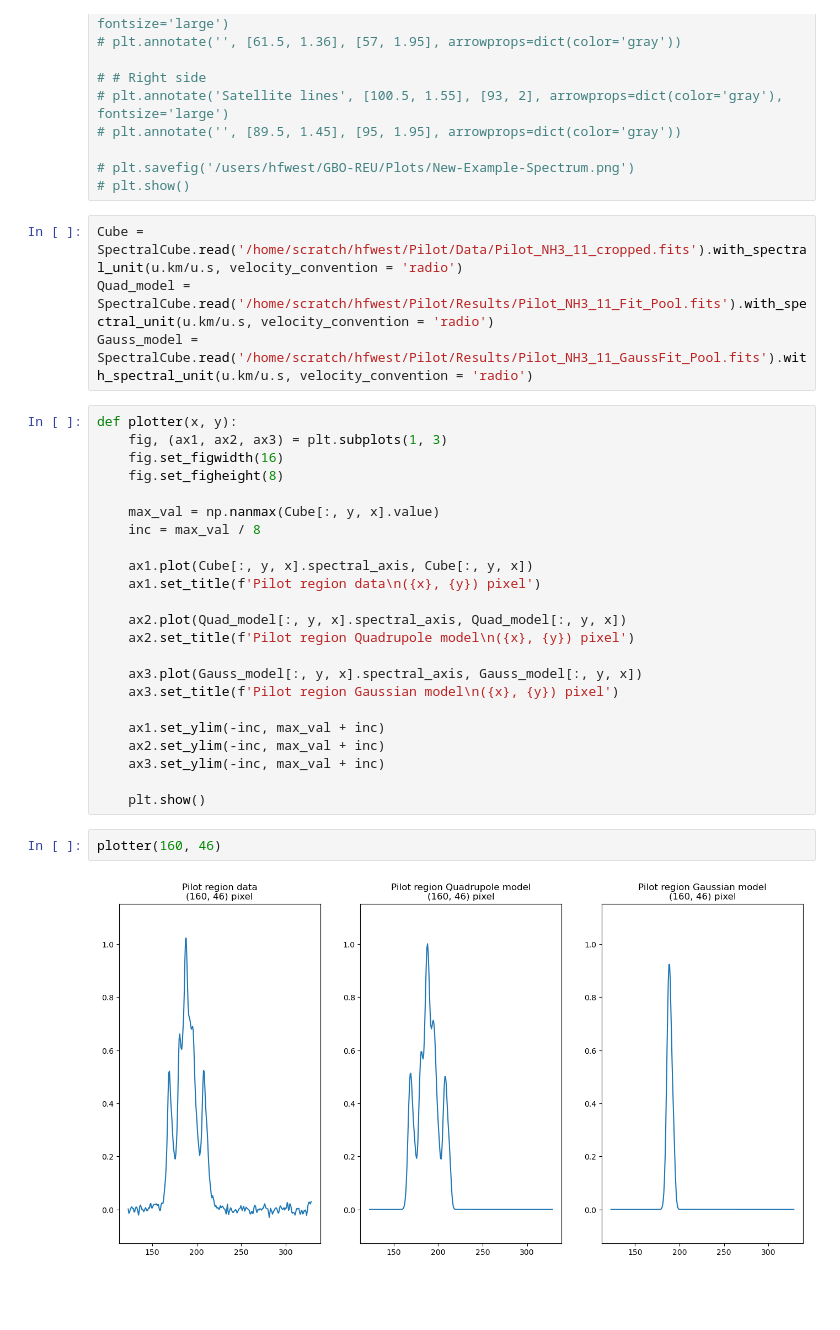
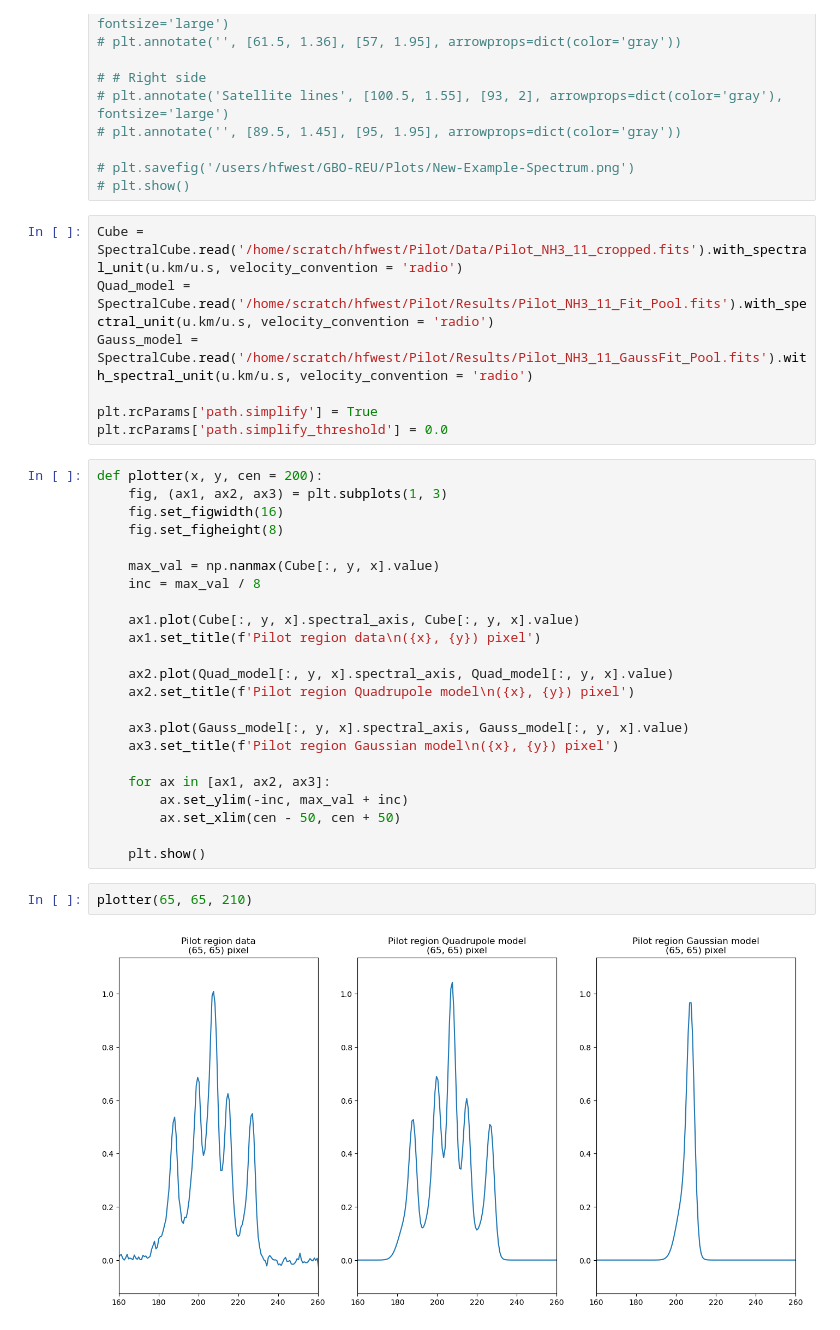
Before and after one commit to harrisonfwest/GBO-REU, a Jupyter notebook: Scripts/quick-plotting.ipynb, the cells around one changed output. Cells and saved outputs as stored; diff of their text form; blank space fills up the shorter version.

```diff
--- a/Scripts/quick-plotting.ipynb
+++ b/Scripts/quick-plotting.ipynb
@@ -43,8 +43,11 @@ warnings.filterwarnings('ignore')
 Cube = SpectralCube.read('/home/scratch/hfwest/Pilot/Data/Pilot_NH3_11_cropped.fits').with_spectral_unit(u.km/u.s, velocity_convention = 'radio')
 Quad_model = SpectralCube.read('/home/scratch/hfwest/Pilot/Results/Pilot_NH3_11_Fit_Pool.fits').with_spectral_unit(u.km/u.s, velocity_convention = 'radio')
 Gauss_model = SpectralCube.read('/home/scratch/hfwest/Pilot/Results/Pilot_NH3_11_GaussFit_Pool.fits').with_spectral_unit(u.km/u.s, velocity_convention = 'radio')
+
+plt.rcParams['path.simplify'] = True
+plt.rcParams['path.simplify_threshold'] = 0.0
 # %%
-def plotter(x, y):
+def plotter(x, y, cen = 200):
     fig, (ax1, ax2, ax3) = plt.subplots(1, 3)
     fig.set_figwidth(16)
     fig.set_figheight(8)
@@ -52,21 +55,21 @@ def plotter(x, y):
     max_val = np.nanmax(Cube[:, y, x].value)
     inc = max_val / 8
 
-    ax1.plot(Cube[:, y, x].spectral_axis, Cube[:, y, x])
+    ax1.plot(Cube[:, y, x].spectral_axis, Cube[:, y, x].value)
     ax1.set_title(f'Pilot region data\n({x}, {y}) pixel')
 
-    ax2.plot(Quad_model[:, y, x].spectral_axis, Quad_model[:, y, x])
+    ax2.plot(Quad_model[:, y, x].spectral_axis, Quad_model[:, y, x].value)
     ax2.set_title(f'Pilot region Quadrupole model\n({x}, {y}) pixel')
 
-    ax3.plot(Gauss_model[:, y, x].spectral_axis, Gauss_model[:, y, x])
+    ax3.plot(Gauss_model[:, y, x].spectral_axis, Gauss_model[:, y, x].value)
     ax3.set_title(f'Pilot region Gaussian model\n({x}, {y}) pixel')
 
-    ax1.set_ylim(-inc, max_val + inc)
-    ax2.set_ylim(-inc, max_val + inc)
-    ax3.set_ylim(-inc, max_val + inc)
+    for ax in [ax1, ax2, ax3]:
+        ax.set_ylim(-inc, max_val + inc)
+        ax.set_xlim(cen - 50, cen + 50)
 
     plt.show()
 # %%
-plotter(160, 46)
+plotter(65, 65, 210)
 # %% [output]
-[figure, old version]
+[figure, new version]
```
Also changed, not shown: parts of 1 cell of this notebook, 2 other files.
